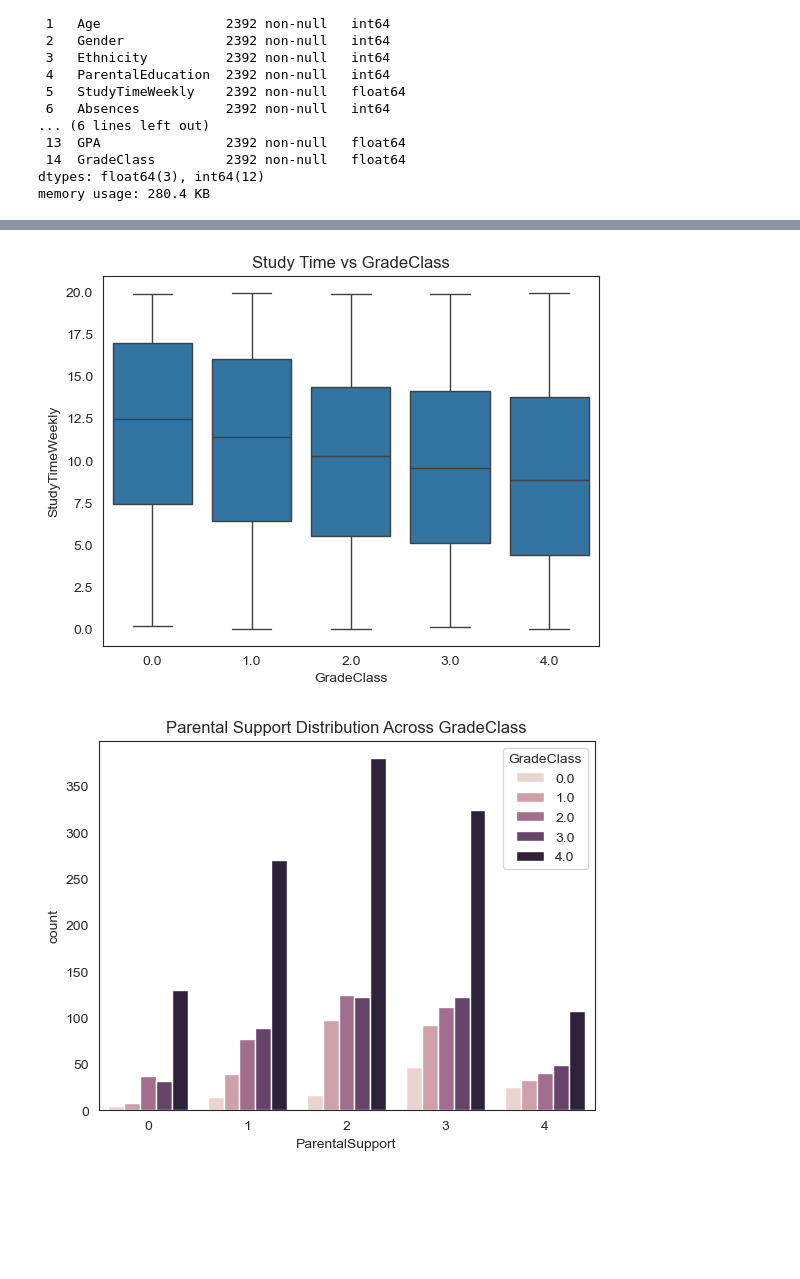
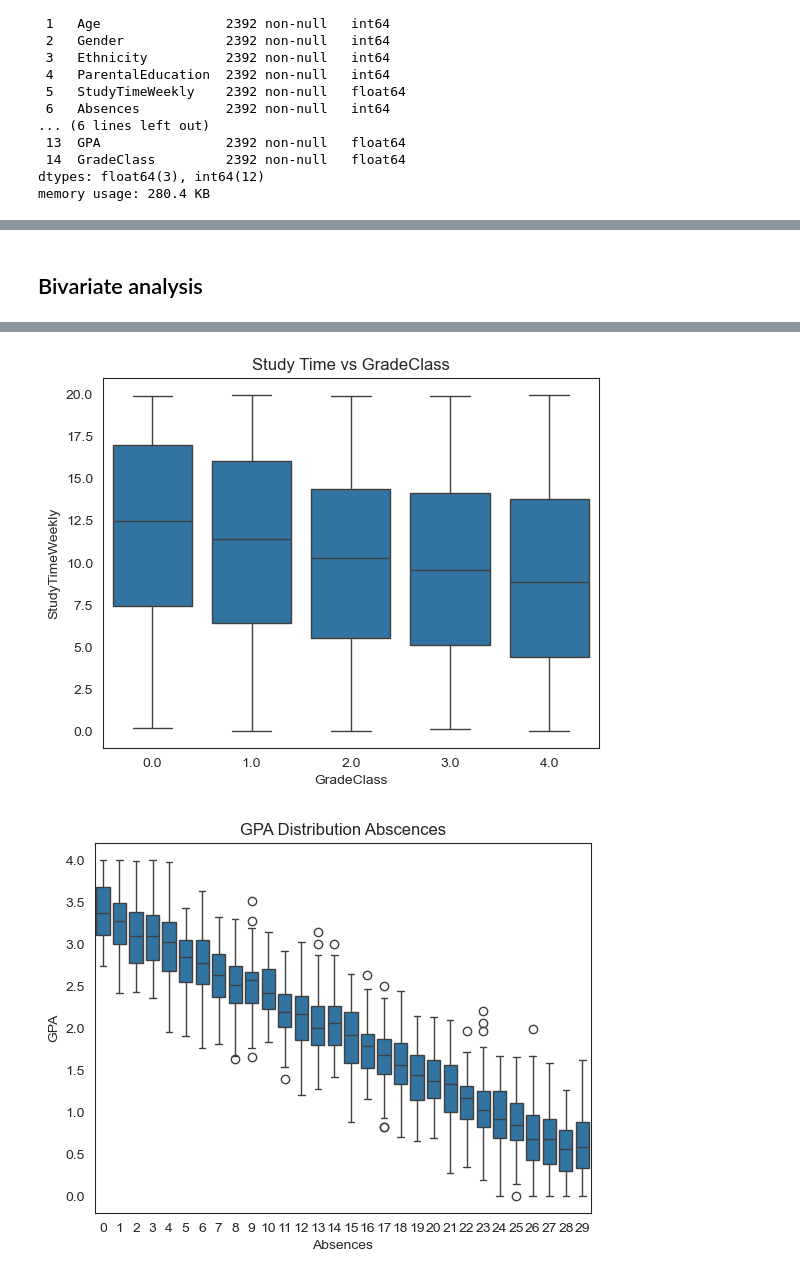
Before and after one commit to Ronin326/MLG-382-Project, a Jupyter notebook: assignment1.ipynb, the cells around one changed output, grey strips where cells are left out. Saved outputs shown, nothing was run; the diff lists cells and outputs as text; code cells hidden in the pictures; blank space fills up the shorter version.

```diff
--- a/assignment1.ipynb
+++ b/assignment1.ipynb
@@ -61,0 +53,13 @@ df.describe().T
+# %%
+
+df['Attendance'] = 1 - (df['Absences'] / 30) #basically just the opposite of abscences data shows a max of 30 absences so divide by 30
+
+df['Activity'] = df[['Extracurricular', 'Music', 'Sports', 'Volunteering']].sum(axis=1) #all non academic activities, probably if students are more involved they might do better academically
+
+df['StudyTimeNorm'] = df['StudyTimeWeekly'] / 20 #study time massaged to be between 0 and 1 (data shows a max of 20 hours per week so divide by 20
+#here we define the ratios of used features to create the new feature
+df['Engagement'] = (
+    df['Attendance'] * 0.4 +
+    df['Activity'] * 0.3 +
+    df['StudyTimeNorm'] * 0.3
+)
@@ -131,19 +152,21 @@ plt.show()
+# %% [markdown]
+## Bivariate analysis
 # %%
 # Boxplot of GPA across GradeClass
 sns.boxplot(x='GradeClass', y='GPA', data=df)
 plt.title("GPA Distribution Across Grade Classes")
 plt.show()
 
 # Barplot: StudyTimeWeekly vs GradeClass
 sns.boxplot(x='GradeClass', y='StudyTimeWeekly', data=df)
 plt.title("Study Time vs GradeClass")
 plt.show()
 
-# Countplot: Parental Support vs GradeClass
-sns.countplot(x='ParentalSupport', hue='GradeClass', data=df)
-plt.title("Parental Support Distribution Across GradeClass")
+# Boxplot of GPA across Abscenses
+sns.boxplot(x='Absences', y='GPA', data=df)
+plt.title("GPA Distribution Abscences")
 plt.show()
 # %% [output]
 [figure]
 [figure]
-[figure, old version]
+[figure, new version]
```
Also changed, not shown: parts of 45 cells of this notebook.
